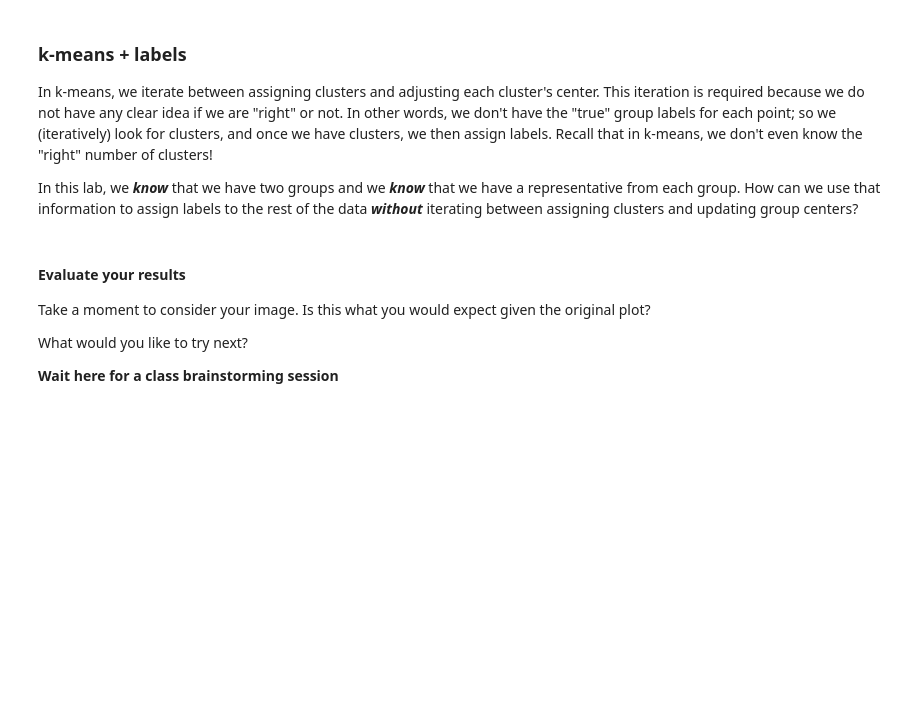
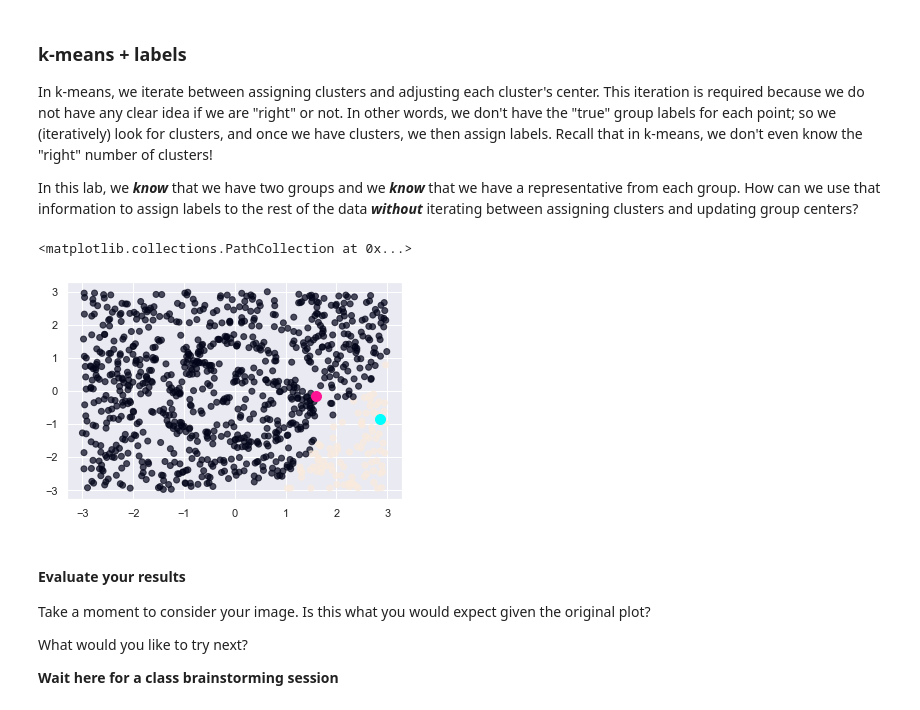
Before and after one commit to comp-machine-learning-fall2022/course-materials, a Jupyter notebook: Labs/Lab07-kNN/Lab07.ipynb, the cells around one changed output. Cells and saved outputs as stored; diff of their text form; code cells hidden in the pictures; blank space fills up the shorter version.

```diff
--- a/Labs/Lab07-kNN/Lab07.ipynb
+++ b/Labs/Lab07-kNN/Lab07.ipynb
@@ -142,21 +174,26 @@ In this lab, we **_know_** that we have two groups and we **_know_** that we hav
 red_dist = distance.cdist(mystery,red, "euclidean")
 
 # Calculate the distance to Blue
-blue_dist = distance.cdist(mystery,???, "euclidean")
+blue_dist = distance.cdist(mystery,blue, "euclidean")
 # %%
 # Shape checks!
 # %%
 # Figure out which is closer
 check_mat = np.hstack([red_dist,blue_dist])
 
-labels = np.???(???,axis=1)
+labels = np.argmin(check_mat,axis=1)
 # %%
-# Plot your labeled points
-plt.scatter(red[:,0], red[:,1], c="deeppink")
-plt.scatter(blue[:,0], blue[:,1], c="cyan")
+
 
 # Plot your resulting labels
-plt.scatter(mystery[:,0], mystery[:,1], c=???, alpha = 0.7)
+plt.scatter(mystery[:,0], mystery[:,1], c=labels, alpha = 0.7)
+
+# Plot your labeled points
+plt.scatter(red[:,0], red[:,1], c="deeppink", s = 100)
+plt.scatter(blue[:,0], blue[:,1], c="cyan", s = 100)
+# %% [output]
+<matplotlib.collections.PathCollection at 0x...>
+[figure, added]
 # %% [markdown]
 #### Evaluate your results
 
```
Also changed, not shown: parts of 21 cells of this notebook, 2 other files.
